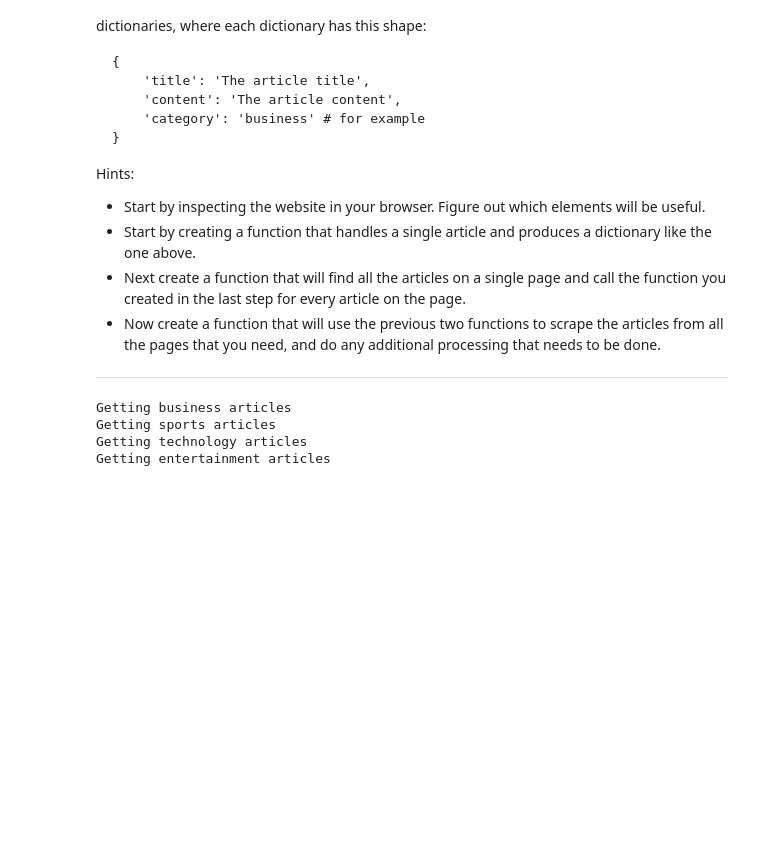
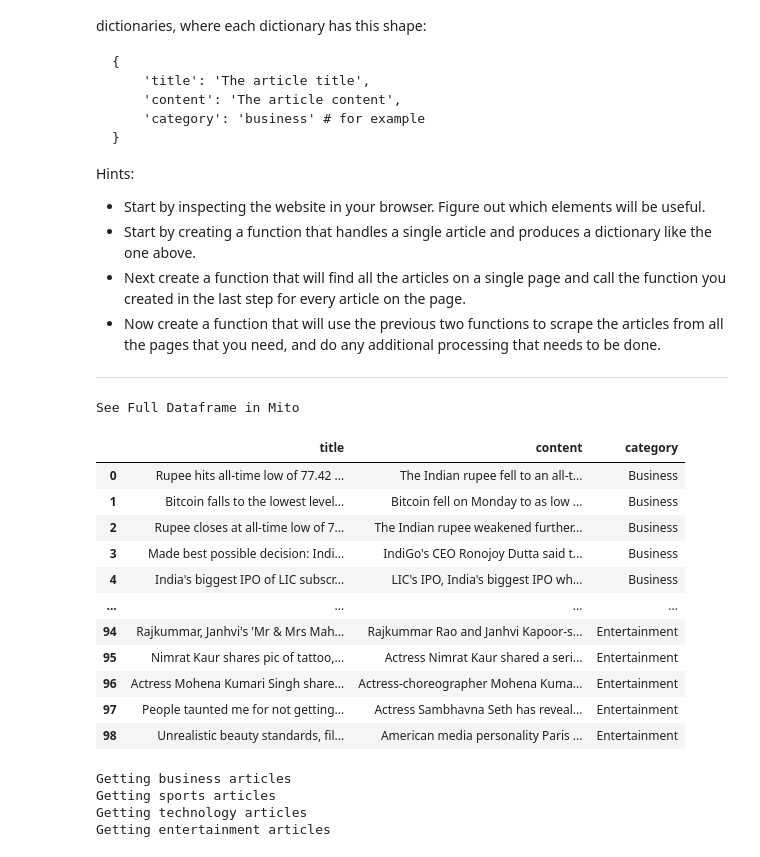
Before and after one commit to nicholas-dougherty/natural-language-processing-exercises, a Jupyter notebook: acquire.ipynb, the cells around one changed output. Cells and saved outputs as stored; diff of their text form; code cells hidden in the pictures; blank space fills up the shorter version.

```diff
--- a/acquire.ipynb
+++ b/acquire.ipynb
@@ -379,3 +379,11 @@ Hints:
 - Next create a function that will find all the articles on a single page and call the function you created in the last step for every article on the page.
 - Now create a function that will use the previous two functions to scrape the articles from all the pages that you need, and do any additional processing that needs to be done.
 ***
+# %%
+# Scraping a single article to observe the format and note classes via Chrome's inspector
+url = 'https://inshorts.com/en/read/business/'
+response = requests.get(url)
+# for future reference, in the event I forget to import beautiful soup in particular
+# bs4 preceeds BeautifulSoup. (i.e. bs4.BeautifulSoup is sufficient)
+soup = BeautifulSoup(response.content, 'html.parser')
+# soupity doupity.
@@ -382,3 +441,25 @@ Hints:
+# %%
+# create a dict of urls, specified categorically
+article_dict = {'Business':'https://inshorts.com/en/read/business',
+               'Sports':'https://inshorts.com/en/read/sports',
+               'Technology':'https://inshorts.com/en/read/technology',
+               'Entertainment':'https://inshorts.com/en/read/entertainment'}
+
+get_news_articles(article_dict)
+# %% [output]
+See Full Dataframe in Mito
+|  | title | content | category |
+| 0 | Rupee hits all-time low of 77.42 ... | The Indian rupee fell to an all-t... | Business |
+| 1 | Bitcoin falls to the lowest level... | Bitcoin fell on Monday to as low ... | Business |
+| 2 | Rupee closes at all-time low of 7... | The Indian rupee weakened further... | Business |
+| 3 | Made best possible decision: Indi... | IndiGo's CEO Ronojoy Dutta said t... | Business |
+| 4 | India's biggest IPO of LIC subscr... | LIC's IPO, India's biggest IPO wh... | Business |
+| ... | ... | ... | ... |
+| 94 | Rajkummar, Janhvi's 'Mr & Mrs Mah... | Rajkummar Rao and Janhvi Kapoor-s... | Entertainment |
+| 95 | Nimrat Kaur shares pic of tattoo,... | Actress Nimrat Kaur shared a seri... | Entertainment |
+| 96 | Actress Mohena Kumari Singh share... | Actress-choreographer Mohena Kuma... | Entertainment |
+| 97 | People taunted me for not getting... | Actress Sambhavna Seth has reveal... | Entertainment |
+| 98 | Unrealistic beauty standards, fil... | American media personality Paris ... | Entertainment |
 # %%
 def parse_news_card(card, category):
     '''
```
Also changed, not shown: parts of 1 cell of this notebook.
